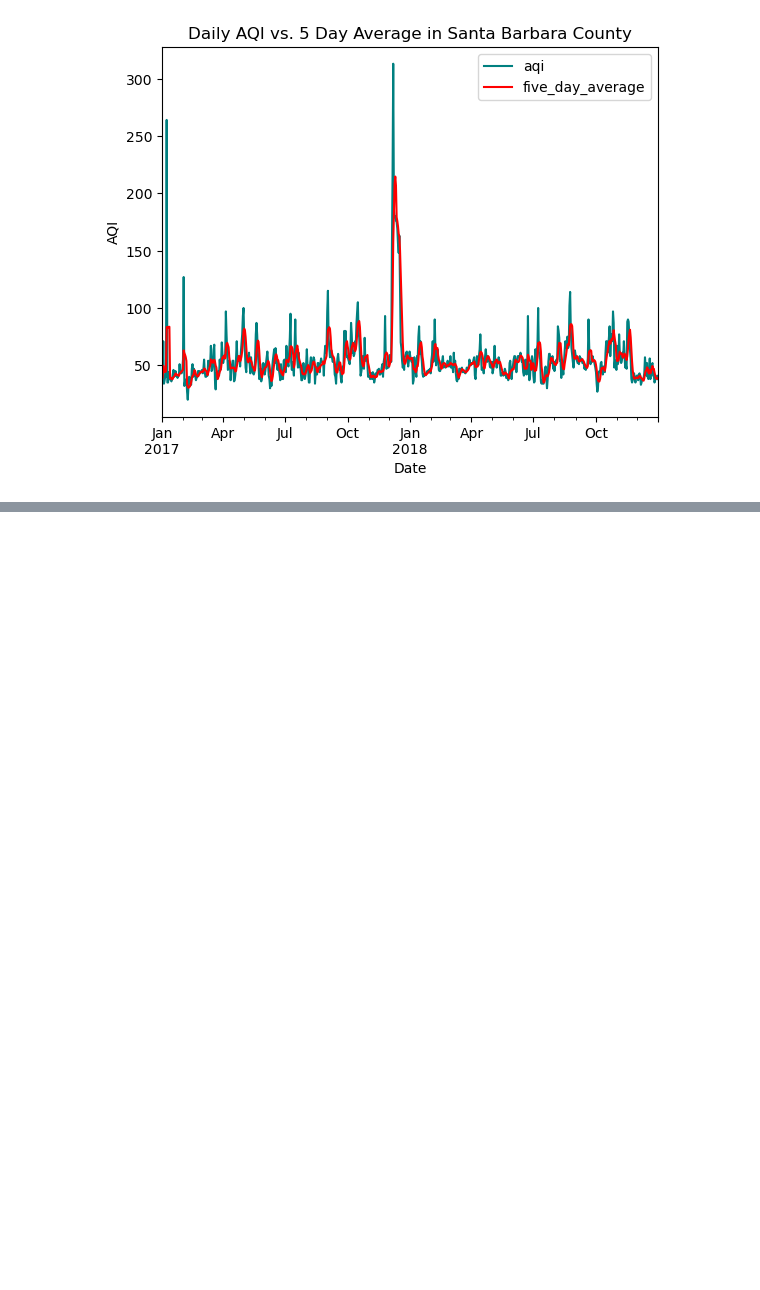
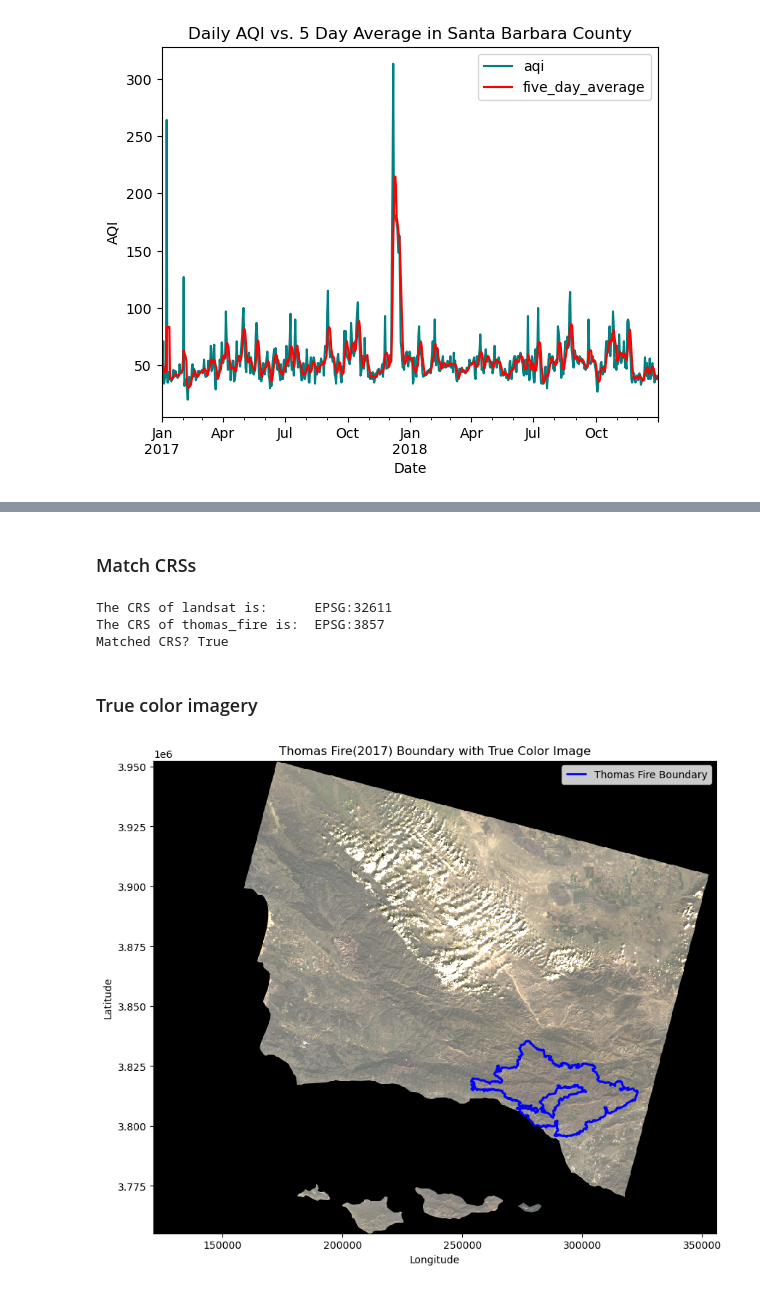
Before and after one commit to jocardelle/thomas-fire-aqi, a Jupyter notebook: thomas-fire-sb.ipynb, the cells around one changed output, grey strips where cells are left out. Drawn from its saved outputs; the diff is of its cells as text; code cells hidden in the pictures; blank space fills up the shorter version.

Commit message:
add true and false color imagery

```diff
--- a/thomas-fire-sb.ipynb
+++ b/thomas-fire-sb.ipynb
@@ -25,6 +37,15 @@ import matplotlib.pyplot as plt
 
 I imported the data directly from the urls. The data imported contains daily AQI information by county in 2017 and 2018, respectively.
 # %%
+# AQI data
 aqi_17 = pd.read_csv('https://aqs.epa.gov/aqsweb/airdata/daily_aqi_by_county_2017.zip')
 aqi_18 = pd.read_csv('https://aqs.epa.gov/aqsweb/airdata/daily_aqi_by_county_2018.zip')
+
+# California fire perimeters data
+fp = os.path.join('data','California_Fire_Perimeters','California_Fire_Perimeters_(all).shp')
+fire_perimeter = gpd.read_file(fp)
+
+# Landsat data
+fp2 = os.path.join('data','landsat8-2018-01-26-sb-simplified.nc')
+landsat = rioxr.open_rasterio(fp2)
 # %% [markdown]
@@ -209,0 +290,4 @@ From this graph, we can view a sharp spike in AQI in Santa Barbara County in Dec
+# %%
+# Select the Thomas Fire in 2017 and save to new variable
+thomas_fire = fire_perimeter[(fire_perimeter['FIRE_NAME'] == "THOMAS") & (fire_perimeter['YEAR_'] == 2017)]
+thomas_fire.head()
@@ -209,0 +322,3 @@ From this graph, we can view a sharp spike in AQI in Santa Barbara County in Dec
+# %%
+# Drop band dimension in landsat
+landsat = landsat.squeeze().drop_vars("band")
@@ -209,0 +338,31 @@ From this graph, we can view a sharp spike in AQI in Santa Barbara County in Dec
+# %% [markdown]
+### Match CRSs
+# %%
+# Find the CRS of the landsat and thomas_fire data
+print(f"{'The CRS of landsat is:':<27} {landsat.rio.crs}")
+print(f"{'The CRS of thomas_fire is:':<27} {thomas_fire.crs}")
+
+# Reproject thomas_fire crs and verify they match
+thomas_fire = thomas_fire.to_crs(landsat.rio.crs)
+print('Matched CRS?',  thomas_fire.crs == landsat.rio.crs)
+# %% [output]
+The CRS of landsat is:      EPSG:32611
+The CRS of thomas_fire is:  EPSG:3857
+Matched CRS? True
+# %% [markdown]
+### True color imagery
+# %%
+# Create map with ftrue color image and the Thomas Fire boundary
+fig, ax = plt.subplots(figsize = (10, 10)) # Setup plot
+landsat[['red', 'green', 'blue']].to_array().plot.imshow(ax = ax, robust = True) # Plot the landsat bands
+
+thomas_fire.boundary.plot(ax = ax, edgecolor = 'blue', linewidth = 2, label="Thomas Fire Boundary") # Plot the thomas fire data on same plot
+
+ax.set_title("Thomas Fire(2017) Boundary with True Color Image") # Set title
+ax.set_xlabel("Longitude") # Set x axis label
+ax.set_ylabel("Latitude")# Set y axis label
+ax.legend() # Make legend
+
+plt.show() # Show map
+# %% [output]
+[figure, added]
```
Also changed, not shown: parts of 25 cells of this notebook.
